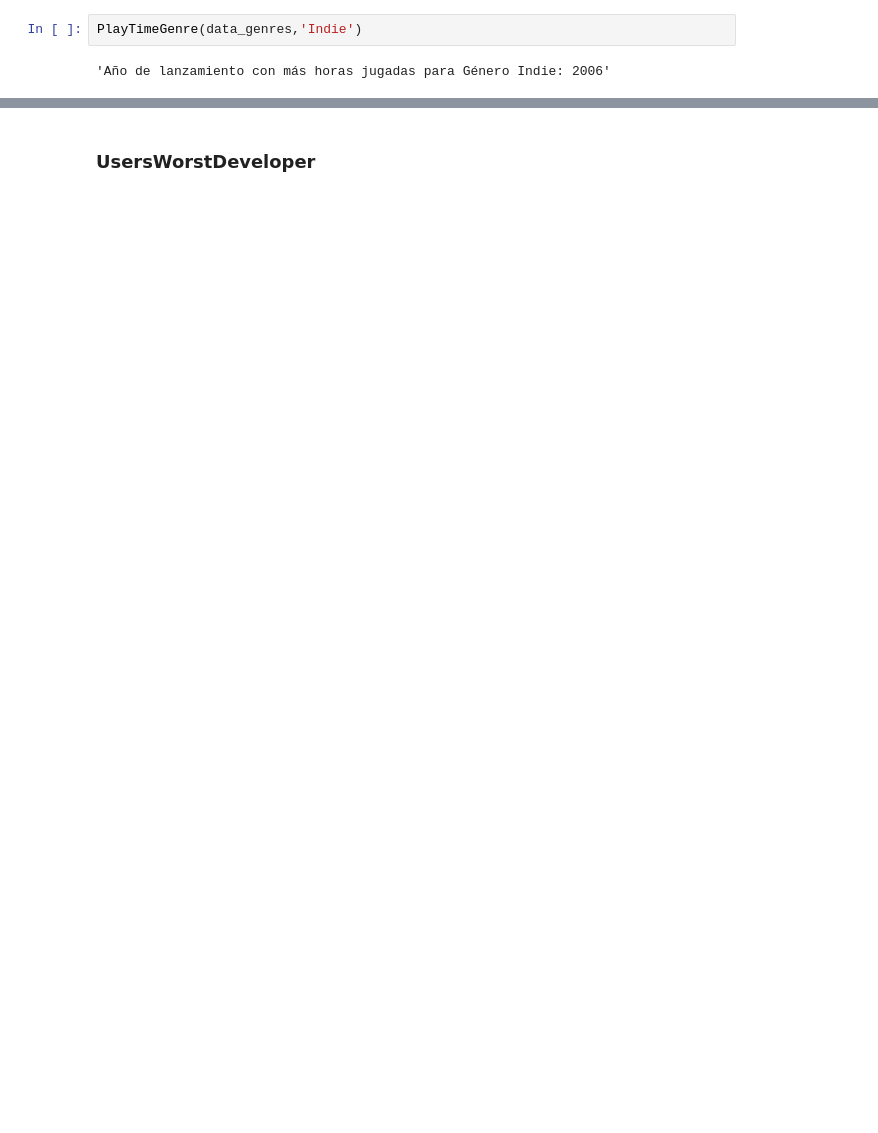
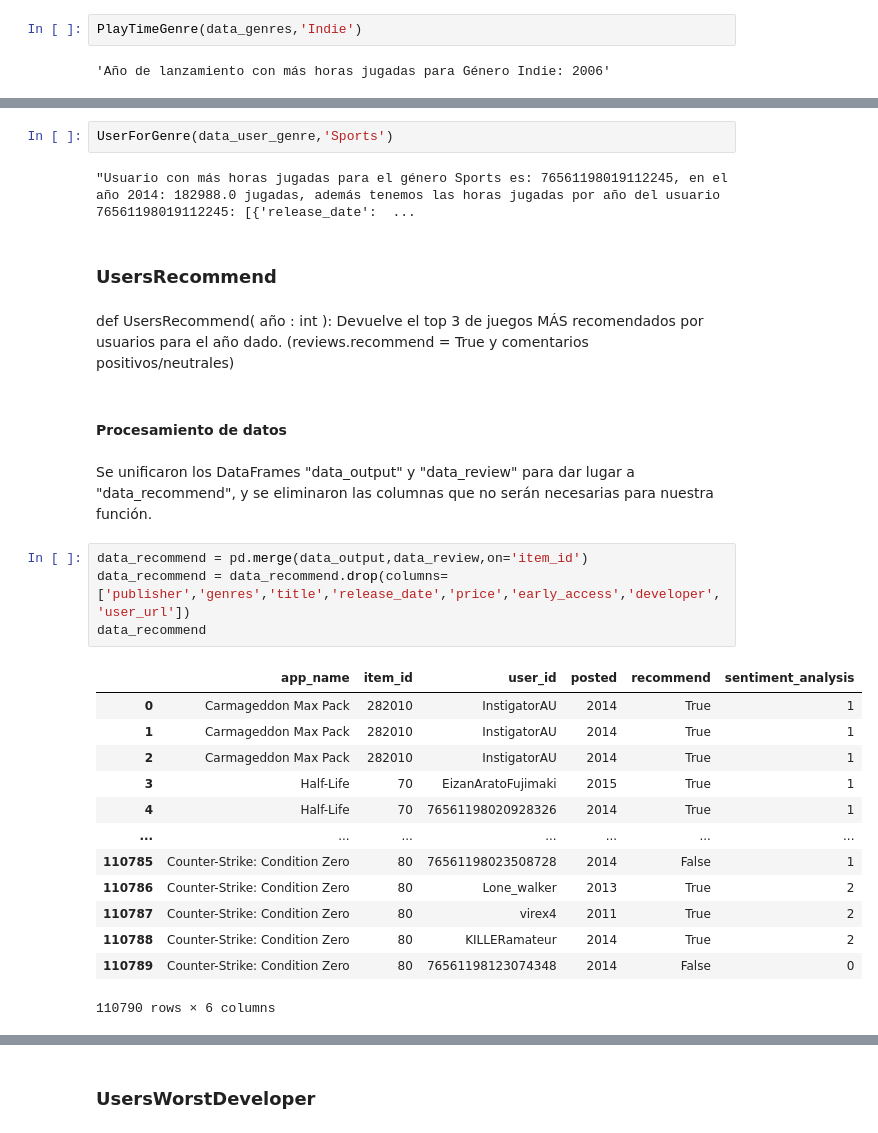
Before and after one commit to MaximilianoTauil/Individual_Proyecto, a Jupyter notebook: Notebooks/Data_funciones.ipynb, the cells around one changed output, grey strips where cells are left out. Cells and saved outputs as stored; diff of their text form; blank space fills up the shorter version.

```diff
--- a/Notebooks/Data_funciones.ipynb
+++ b/Notebooks/Data_funciones.ipynb
@@ -83,0 +170,30 @@ PlayTimeGenre(data_genres,'Indie')
+# %%
+UserForGenre(data_user_genre,'Sports')
+# %% [output]
+"Usuario con más horas jugadas para el género Sports es: 76561198019112245, en el año 2014: 182988.0 jugadas, además tenemos las horas jugadas por año del usuario 76561198019112245: [{'release_date':  ...
+# %% [markdown]
+### UsersRecommend
+# %% [markdown]
+def UsersRecommend( año : int ): Devuelve el top 3 de juegos MÁS recomendados por usuarios para el año dado. (reviews.recommend = True y comentarios positivos/neutrales)
+# %% [markdown]
+#### Procesamiento de datos
+# %% [markdown]
+Se unificaron los DataFrames "data_output" y "data_review" para dar lugar a "data_recommend", y se eliminaron las columnas que no serán necesarias para nuestra función.
+# %%
+data_recommend = pd.merge(data_output,data_review,on='item_id')
+data_recommend = data_recommend.drop(columns=['publisher','genres','title','release_date','price','early_access','developer','user_url'])
+data_recommend
+# %% [output]
+|  | app_name | item_id | user_id | posted | recommend | sentiment_analysis |
+| 0 | Carmageddon Max Pack | 282010 | InstigatorAU | 2014 | True | 1 |
+| 1 | Carmageddon Max Pack | 282010 | InstigatorAU | 2014 | True | 1 |
+| 2 | Carmageddon Max Pack | 282010 | InstigatorAU | 2014 | True | 1 |
+| 3 | Half-Life | 70 | EizanAratoFujimaki | 2015 | True | 1 |
+| 4 | Half-Life | 70 | 76561198020928326 | 2014 | True | 1 |
+| ... | ... | ... | ... | ... | ... | ... |
+| 110785 | Counter-Strike: Condition Zero | 80 | 76561198023508728 | 2014 | False | 1 |
+| 110786 | Counter-Strike: Condition Zero | 80 | Lone_walker | 2013 | True | 2 |
+| 110787 | Counter-Strike: Condition Zero | 80 | virex4 | 2011 | True | 2 |
+| 110788 | Counter-Strike: Condition Zero | 80 | KILLERamateur | 2014 | True | 2 |
+| 110789 | Counter-Strike: Condition Zero | 80 | 76561198123074348 | 2014 | False | 0 |
+110790 rows × 6 columns
```
Also changed, not shown: parts of 37 cells of this notebook, 2 other files.
